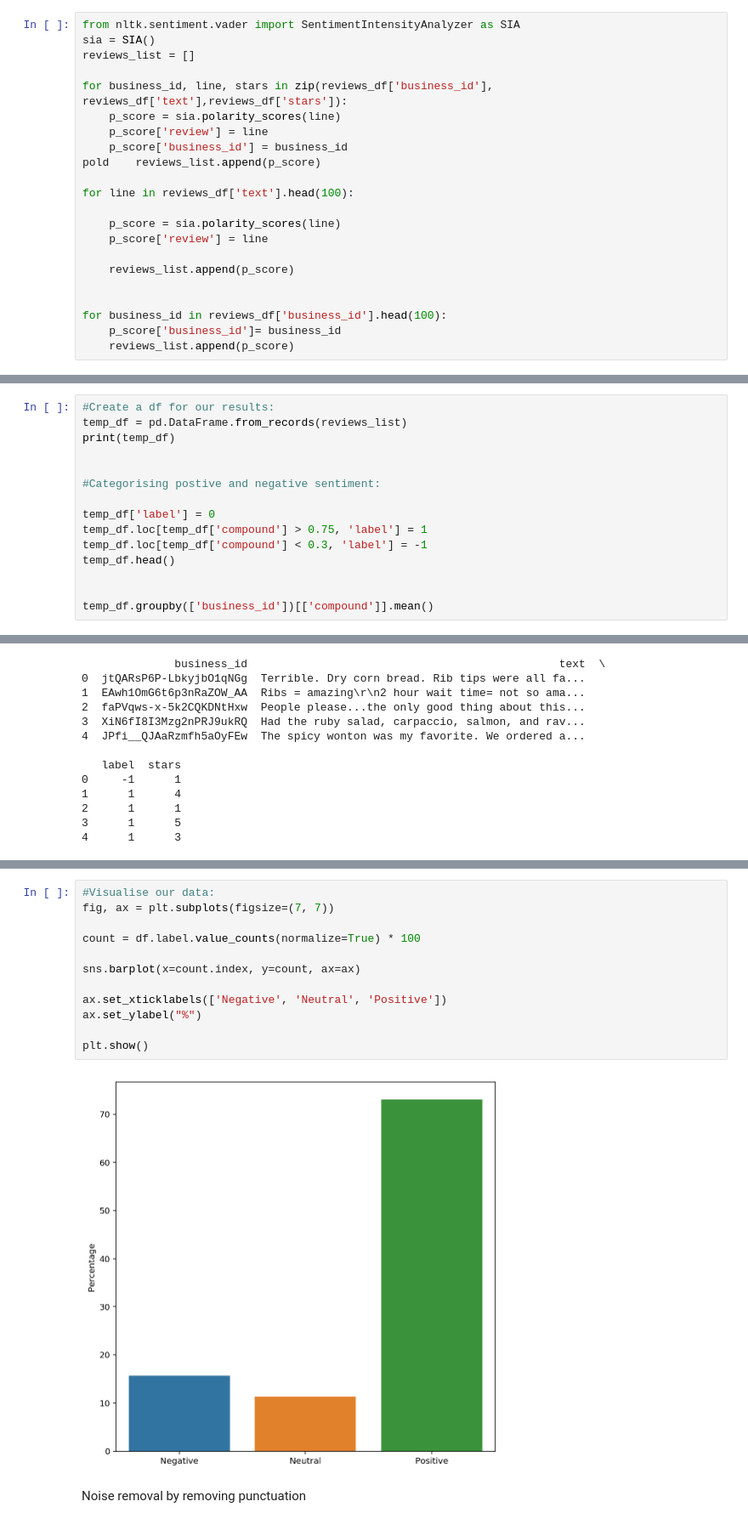
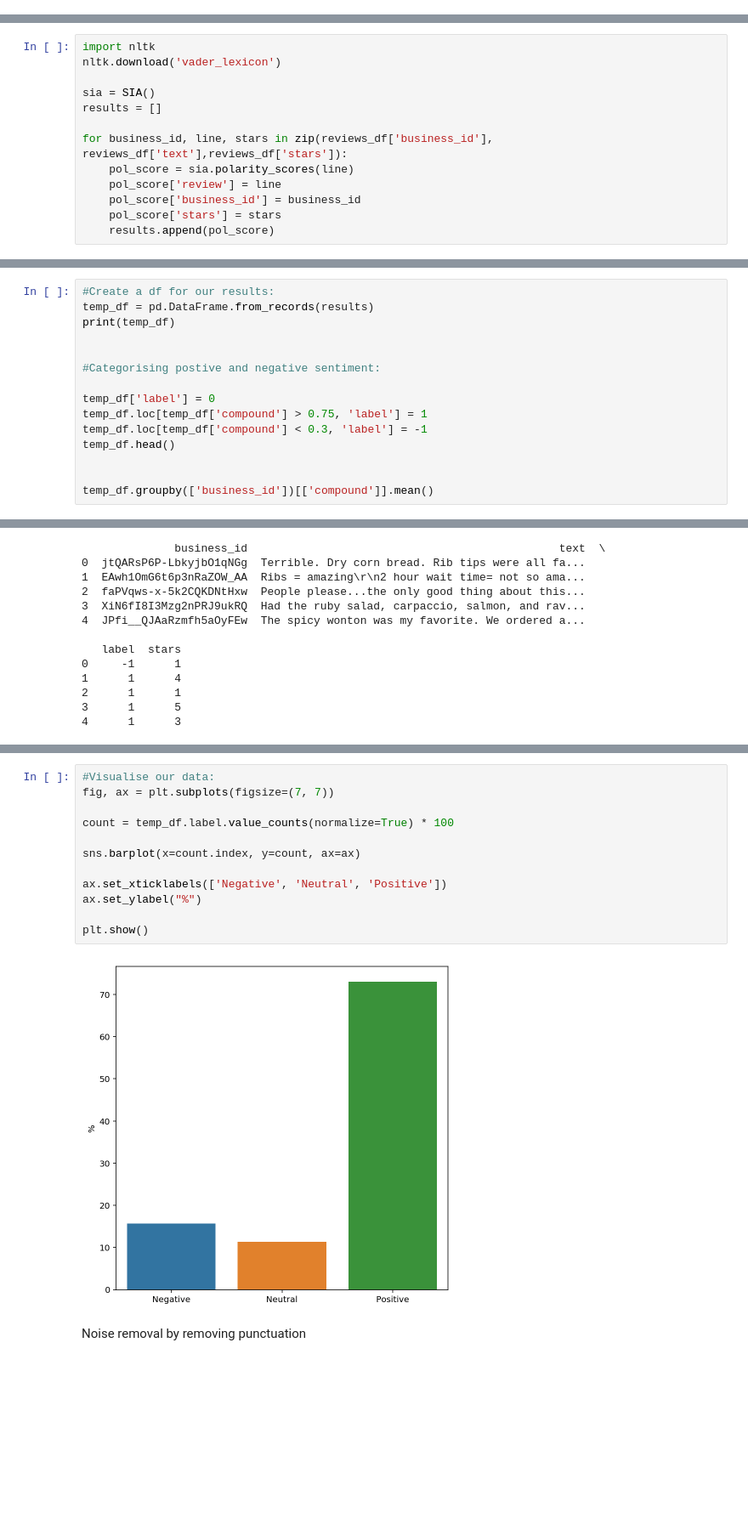
Before and after one commit to xiao-chi/yelp-prediction-mvp, a Jupyter notebook: yelp_reviews_sentiment_analysis.ipynb, the cells around one changed output, grey strips where cells are left out. Shown: that part at 85% size. Cells and saved outputs as stored; diff of their text form; blank space fills up the shorter version.

```diff
--- a/yelp_reviews_sentiment_analysis.ipynb
+++ b/yelp_reviews_sentiment_analysis.ipynb
@@ -60,22 +74,0 @@ print(reviews_df.head())
-# %%
-from nltk.sentiment.vader import SentimentIntensityAnalyzer as SIA
-sia = SIA()
-reviews_list = []
-
-for business_id, line, stars in zip(reviews_df['business_id'], reviews_df['text'],reviews_df['stars']):
-    p_score = sia.polarity_scores(line)
-    p_score['review'] = line
-    p_score['business_id'] = business_id
-pold    reviews_list.append(p_score)
-
-for line in reviews_df['text'].head(100):
-
-    p_score = sia.polarity_scores(line)
-    p_score['review'] = line
-
-    reviews_list.append(p_score)
-
-
-for business_id in reviews_df['business_id'].head(100):
-    p_score['business_id']= business_id
-    reviews_list.append(p_score)
@@ -86,0 +75,13 @@ LookupError:
+# %%
+import nltk
+nltk.download('vader_lexicon')
+
+sia = SIA()
+results = []
+
+for business_id, line, stars in zip(reviews_df['business_id'], reviews_df['text'],reviews_df['stars']):
+    pol_score = sia.polarity_scores(line)
+    pol_score['review'] = line
+    pol_score['business_id'] = business_id
+    pol_score['stars'] = stars
+    results.append(pol_score)
@@ -90,7 +95,7 @@ The dataframe we create below will consist of 7 columns: business_id, compound,
 We will consider reviews with a compound value greater than 0.75 as positive and less than 0.3 as negative. We have chosen this range through trial and error.  We chose a higher value, as we discovered that there is a relatively high proportion of positive reviews.
 # %%
 #Create a df for our results:
-temp_df = pd.DataFrame.from_records(reviews_list)
+temp_df = pd.DataFrame.from_records(results)
 print(temp_df)
 
 
@@ -184,17 +189,17 @@ df.head(500)
 # %%
 #Visualise our data:
 fig, ax = plt.subplots(figsize=(7, 7))
 
-count = df.label.value_counts(normalize=True) * 100
+count = temp_df.label.value_counts(normalize=True) * 100
 
 sns.barplot(x=count.index, y=count, ax=ax)
 
 ax.set_xticklabels(['Negative', 'Neutral', 'Positive'])
 ax.set_ylabel("%")
 
 plt.show()
 # %% [output]
-[figure, old version]
+[figure, new version]
 # %% [markdown]
 Noise removal by removing punctuation
 # %%
```
Also changed, not shown: parts of 13 cells of this notebook.
